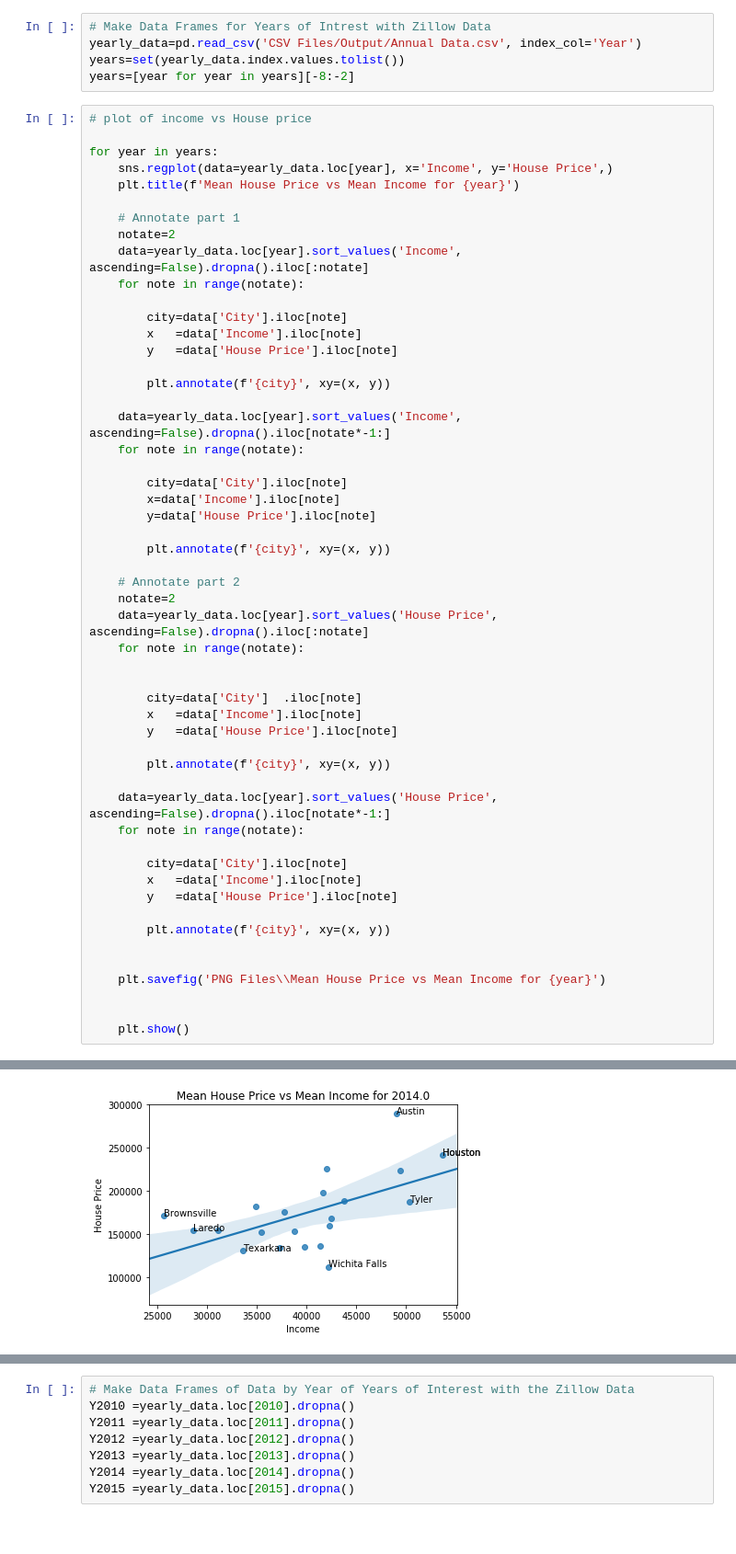
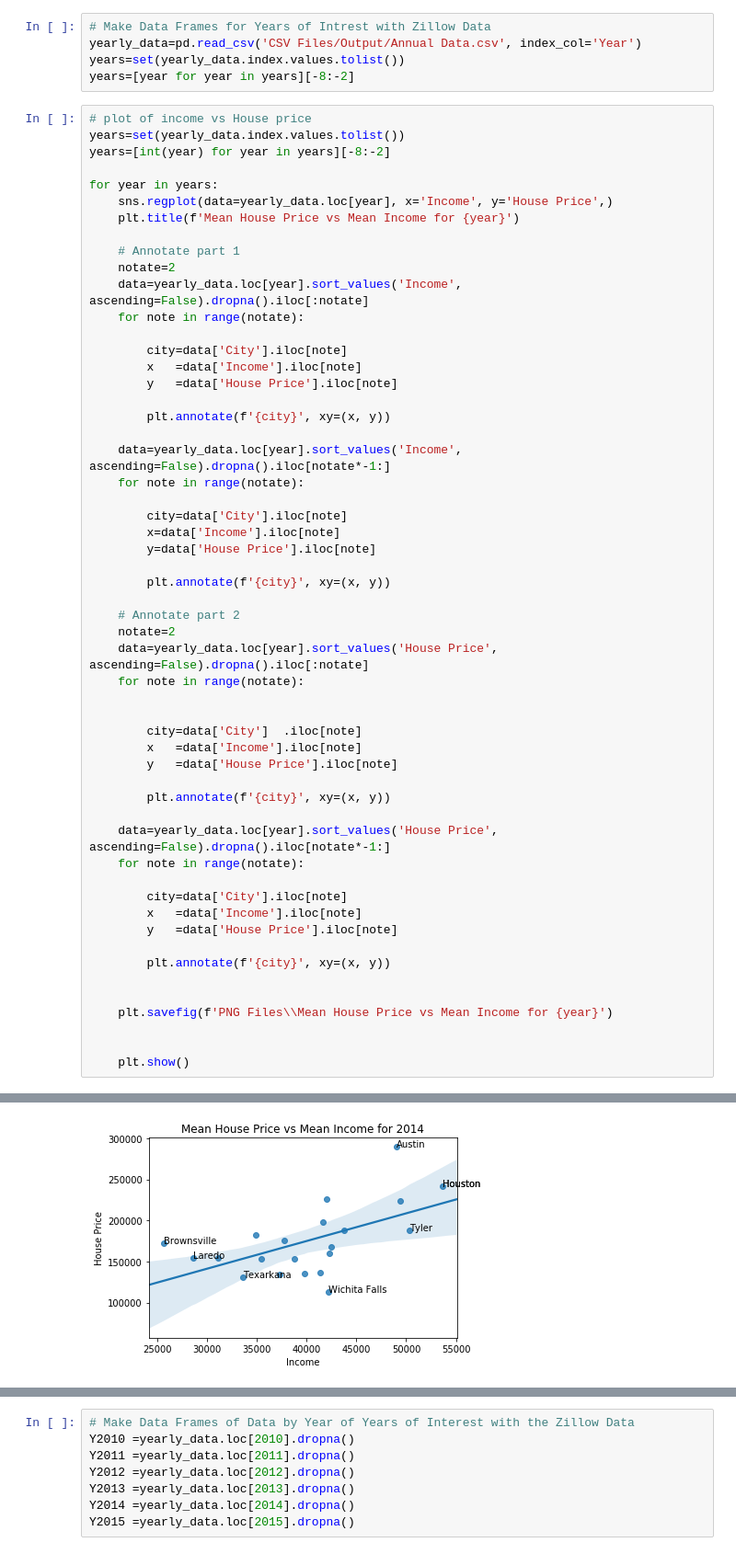
Before and after one commit to mikebarajas/Zillow_Data_Analysis, a Jupyter notebook: Texas Zillow Data Analysis.ipynb, the cells around one changed output, grey strips where cells are left out. Shown: that part at 92% size. Cells and saved outputs as stored; diff of their text form.

```diff
--- a/Texas Zillow Data Analysis.ipynb
+++ b/Texas Zillow Data Analysis.ipynb
@@ -200,6 +203,8 @@ years=set(yearly_data.index.values.tolist())
 years=[year for year in years][-8:-2]
 # %%
 # plot of income vs House price
+years=set(yearly_data.index.values.tolist())
+years=[int(year) for year in years][-8:-2]
 
 for year in years:
     sns.regplot(data=yearly_data.loc[year], x='Income', y='House Price',)
@@ -247,7 +252,7 @@ for year in years:
         plt.annotate(f'{city}', xy=(x, y))
 
 
-    plt.savefig('PNG Files\\Mean House Price vs Mean Income for {year}')
+    plt.savefig(f'PNG Files\\Mean House Price vs Mean Income for {year}')
 
 
     plt.show()
@@ -259 +264 @@ for year in years:
-[figure, old version]
+[figure, new version]
```
Also changed, not shown: parts of 3 cells of this notebook, 14 other files.
